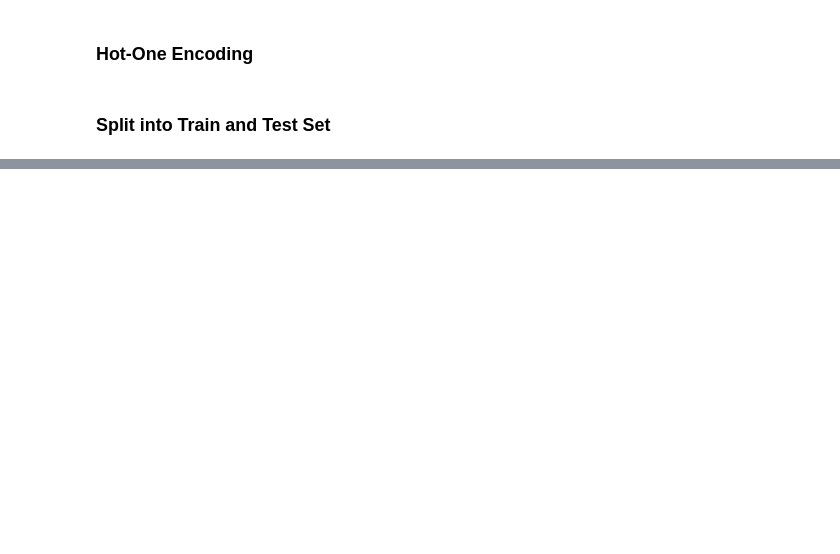
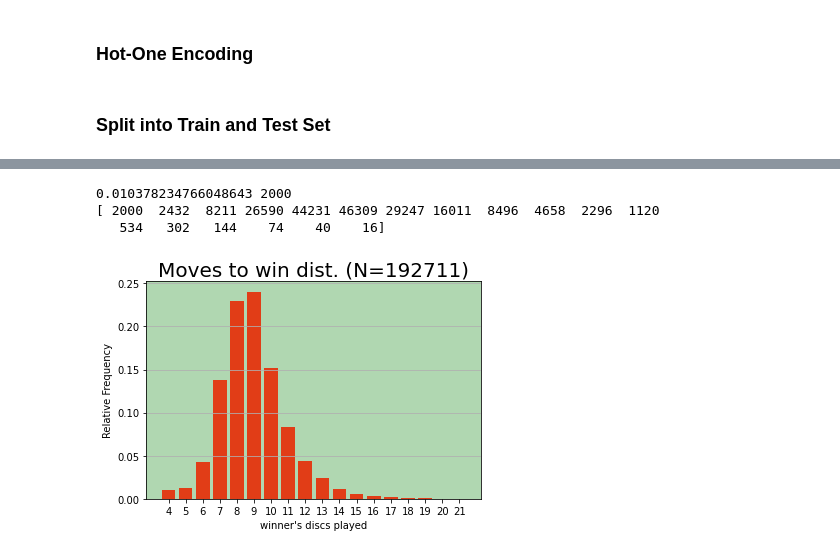
Before and after one commit to nicokestel/Connect4, a Jupyter notebook: agents/agent_mlp/mlp_training/MLP_agent_training.ipynb, the cells around one changed output, grey strips where cells are left out. Saved outputs shown, nothing was run; the diff lists cells and outputs as text; code cells hidden in the pictures; blank space fills up the shorter version.

```diff
--- a/agents/agent_mlp/mlp_training/MLP_agent_training.ipynb
+++ b/agents/agent_mlp/mlp_training/MLP_agent_training.ipynb
@@ -434,0 +204,21 @@ _ = plt.bar(v_npred, c_npred, color='red')
+# %%
+n_moves, c_moves = np.unique(abs(X==1).sum(axis=1) + 1, return_counts=True)
+print(c_moves[0] / X.shape[0], c_moves[0])
+print(c_moves)
+
+#fig = plt.figure(figsize=(18, 8))
+plt.axes().set_facecolor('#B0D7B1')
+plt.title(f'Moves to win dist. (N={X.shape[0]})', fontsize=20)
+plt.xlabel('winner\'s discs played')
+plt.ylabel(f'Relative Frequency')
+plt.bar(n_moves, c_moves / X.shape[0], color='#E13D17')
+#plt.axvline(moves_per_game, color='#FDE724', linestyle='--', label=f'{moves_per_game:.2f}: avg. moves/win')
+#plt.legend()
+plt.grid(axis='y')
+_=plt.xticks(range(4, 22))
+plt.savefig("MovesToWin.png", bbox_inches='tight')
+# %% [output]
+0.010378234766048643 2000
+[ 2000  2432  8211 26590 44231 46309 29247 16011  8496  4658  2296  1120
+   534   302   144    74    40    16]
+[figure, added]
```
Also changed, not shown: parts of 37 cells of this notebook.
